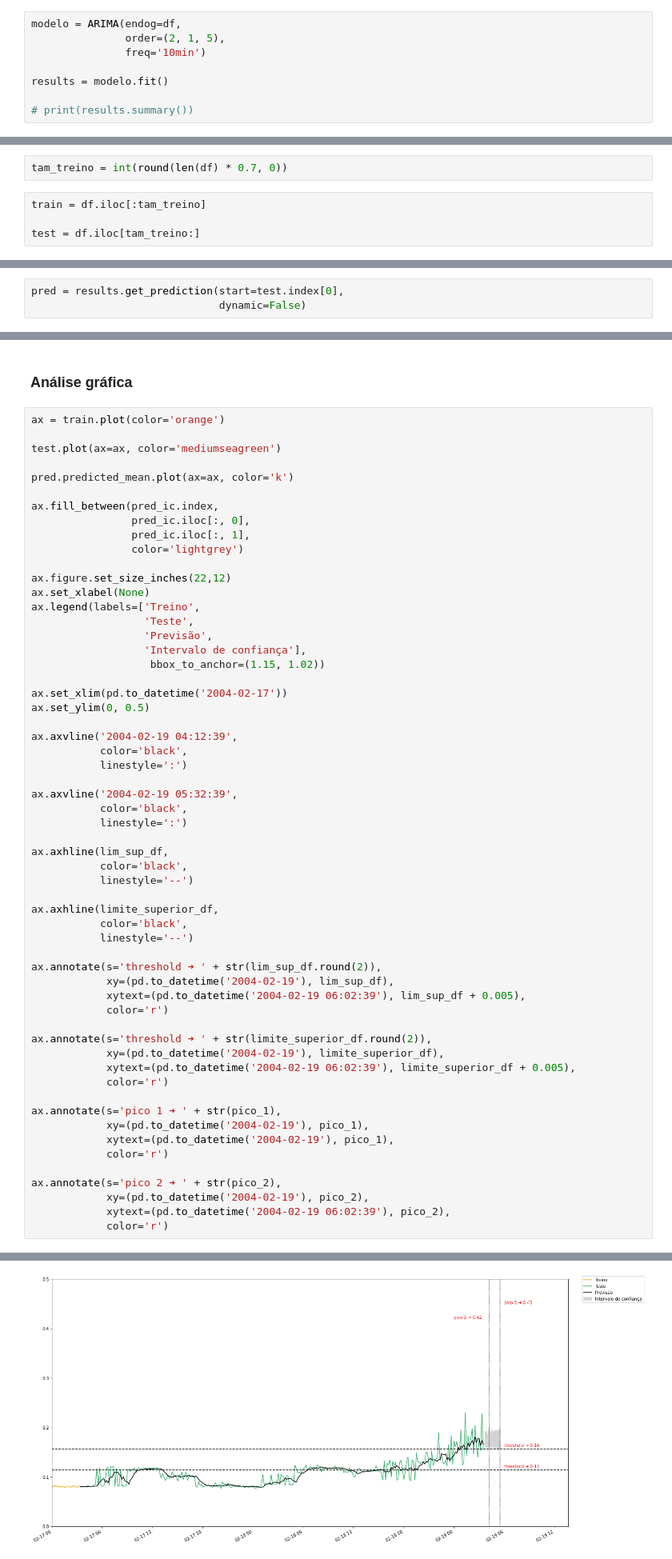
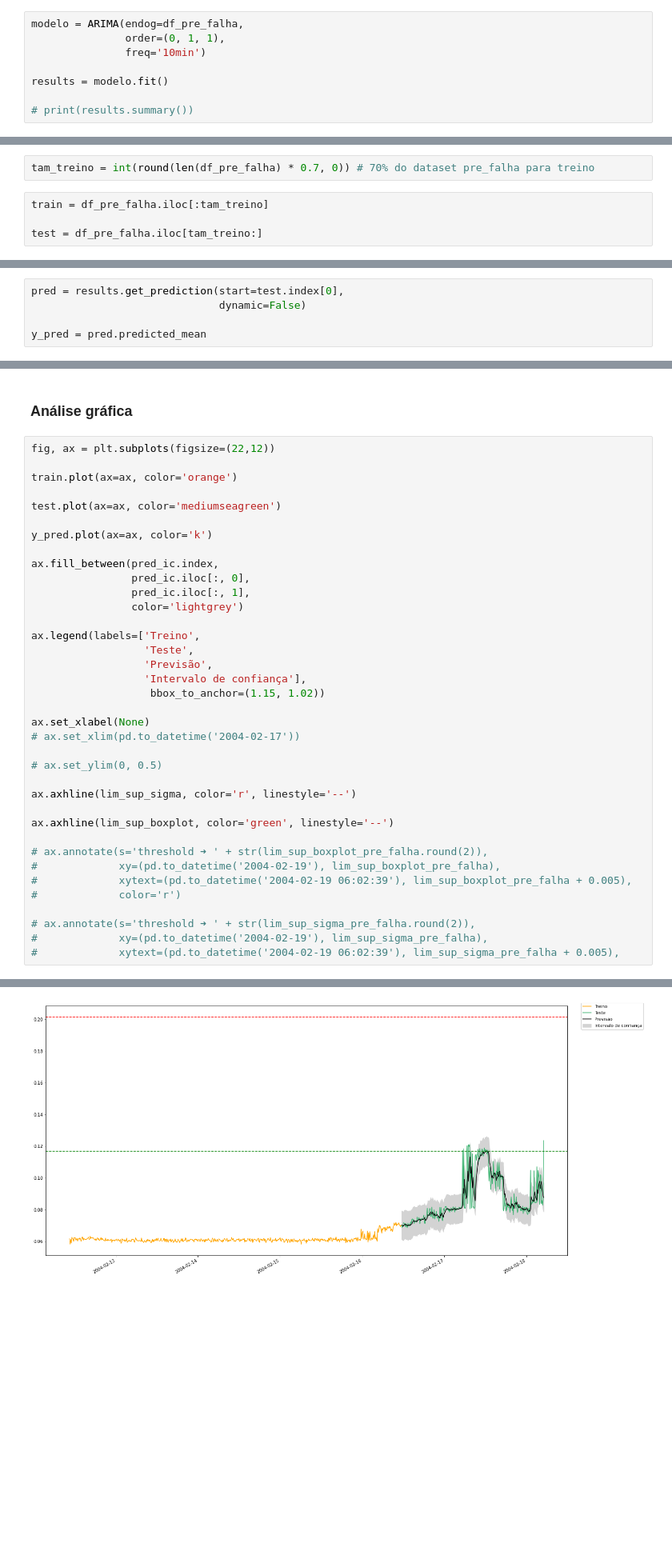
Before and after one commit to victorpecine/nasa_bearing_forecast, a Jupyter notebook: bearing_1.ipynb, the cells around one changed output, grey strips where cells are left out. Shown at 80% size. Drawn from its saved outputs; the diff is of its cells as text; blank space fills up the shorter version.

```diff
--- a/bearing_1.ipynb
+++ b/bearing_1.ipynb
@@ -281,6 +269,6 @@ ARIMA(order=(2, 1, 5), scoring_args={}, suppress_warnings=True)
 # %%
-modelo = ARIMA(endog=df,
-               order=(2, 1, 5),
+modelo = ARIMA(endog=df_pre_falha,
+               order=(0, 1, 1),
                freq='10min')
 
 results = modelo.fit()
@@ -297,11 +285,11 @@ results.plot_diagnostics(figsize=(22,16));
 # %% [markdown]
 ## Treino e teste
 # %%
-tam_treino = int(round(len(df) * 0.7, 0))
+tam_treino = int(round(len(df_pre_falha) * 0.7, 0)) # 70% do dataset pre_falha para treino
 # %%
-train = df.iloc[:tam_treino]
+train = df_pre_falha.iloc[:tam_treino]
 
-test = df.iloc[tam_treino:]
+test = df_pre_falha.iloc[tam_treino:]
 # %% [markdown]
 ## Interpolação
 # %% [markdown]
@@ -309,6 +297,8 @@ test = df.iloc[tam_treino:]
 # %%
 pred = results.get_prediction(start=test.index[0],
                               dynamic=False)
+
+y_pred = pred.predicted_mean
 # %% [markdown]
 ### Intervalo de confiança
 # %%
@@ -316,61 +306,40 @@ pred_ic = pred.conf_int()
 # %% [markdown]
 ### Análise gráfica
 # %%
-ax = train.plot(color='orange')
+fig, ax = plt.subplots(figsize=(22,12))
+
+train.plot(ax=ax, color='orange')
 
 test.plot(ax=ax, color='mediumseagreen')
 
-pred.predicted_mean.plot(ax=ax, color='k')
+y_pred.plot(ax=ax, color='k')
 
 ax.fill_between(pred_ic.index,
                 pred_ic.iloc[:, 0],
                 pred_ic.iloc[:, 1],
                 color='lightgrey')
 
-ax.figure.set_size_inches(22,12)
-ax.set_xlabel(None)
 ax.legend(labels=['Treino',
                   'Teste',
                   'Previsão',
                   'Intervalo de confiança'],
                    bbox_to_anchor=(1.15, 1.02))
 
-ax.set_xlim(pd.to_datetime('2004-02-17'))
-ax.set_ylim(0, 0.5)
+ax.set_xlabel(None)
+# ax.set_xlim(pd.to_datetime('2004-02-17'))
 
-ax.axvline('2004-02-19 04:12:39',
-           color='black',
-           linestyle=':')
+# ax.set_ylim(0, 0.5)
 
-ax.axvline('2004-02-19 05:32:39',
-           color='black',
-           linestyle=':')
+ax.axhline(lim_sup_sigma, color='r', linestyle='--')
 
-ax.axhline(lim_sup_df,
-           color='black',
-           linestyle='--')
+ax.axhline(lim_sup_boxplot, color='green', linestyle='--')
 
-ax.axhline(limite_superior_df,
-           color='black',
-           linestyle='--')
+# ax.annotate(s='threshold ➜ ' + str(lim_sup_boxplot_pre_falha.round(2)),
+#             xy=(pd.to_datetime('2004-02-19'), lim_sup_boxplot_pre_falha),
+#             xytext=(pd.to_datetime('2004-02-19 06:02:39'), lim_sup_boxplot_pre_falha + 0.005),
+#             color='r')
 
-ax.annotate(s='threshold ➜ ' + str(lim_sup_df.round(2)),
-            xy=(pd.to_datetime('2004-02-19'), lim_sup_df),
-            xytext=(pd.to_datetime('2004-02-19 06:02:39'), lim_sup_df + 0.005),
-            color='r')
-
-ax.annotate(s='threshold ➜ ' + str(limite_superior_df.round(2)),
-            xy=(pd.to_datetime('2004-02-19'), limite_superior_df),
-            xytext=(pd.to_datetime('2004-02-19 06:02:39'), limite_superior_df + 0.005),
-            color='r')
-
-ax.annotate(s='pico 1 ➜ ' + str(pico_1),
-            xy=(pd.to_datetime('2004-02-19'), pico_1),
-            xytext=(pd.to_datetime('2004-02-19'), pico_1),
-            color='r')
-
-ax.annotate(s='pico 2 ➜ ' + str(pico_2),
-            xy=(pd.to_datetime('2004-02-19'), pico_2),
-            xytext=(pd.to_datetime('2004-02-19 06:02:39'), pico_2),
-            color='r')
+# ax.annotate(s='threshold ➜ ' + str(lim_sup_sigma_pre_falha.round(2)),
+#             xy=(pd.to_datetime('2004-02-19'), lim_sup_sigma_pre_falha),
+#             xytext=(pd.to_datetime('2004-02-19 06:02:39'), lim_sup_sigma_pre_falha + 0.005),
 # %% [output]
@@ -378 +347 @@ Text(2004-02-19 06:02:39, 0.45, 'pico 2 ➜ 0.45')
-[figure, old version]
+[figure, new version]
```
Also changed, not shown: parts of 78 cells of this notebook.
